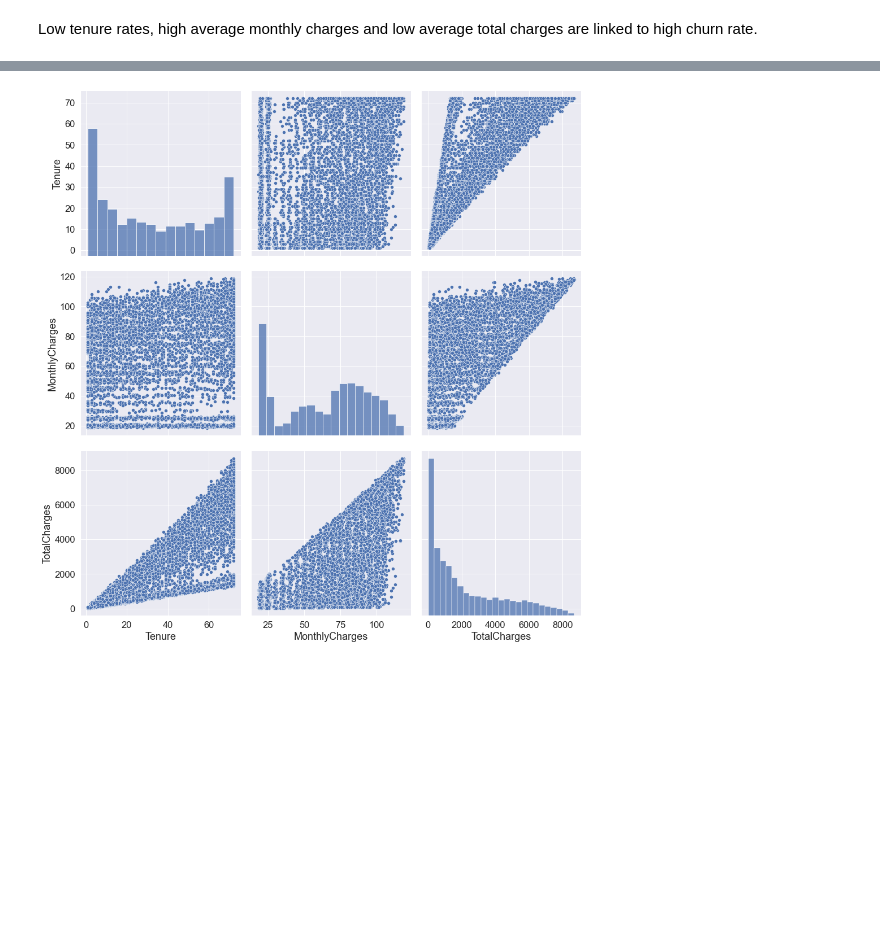
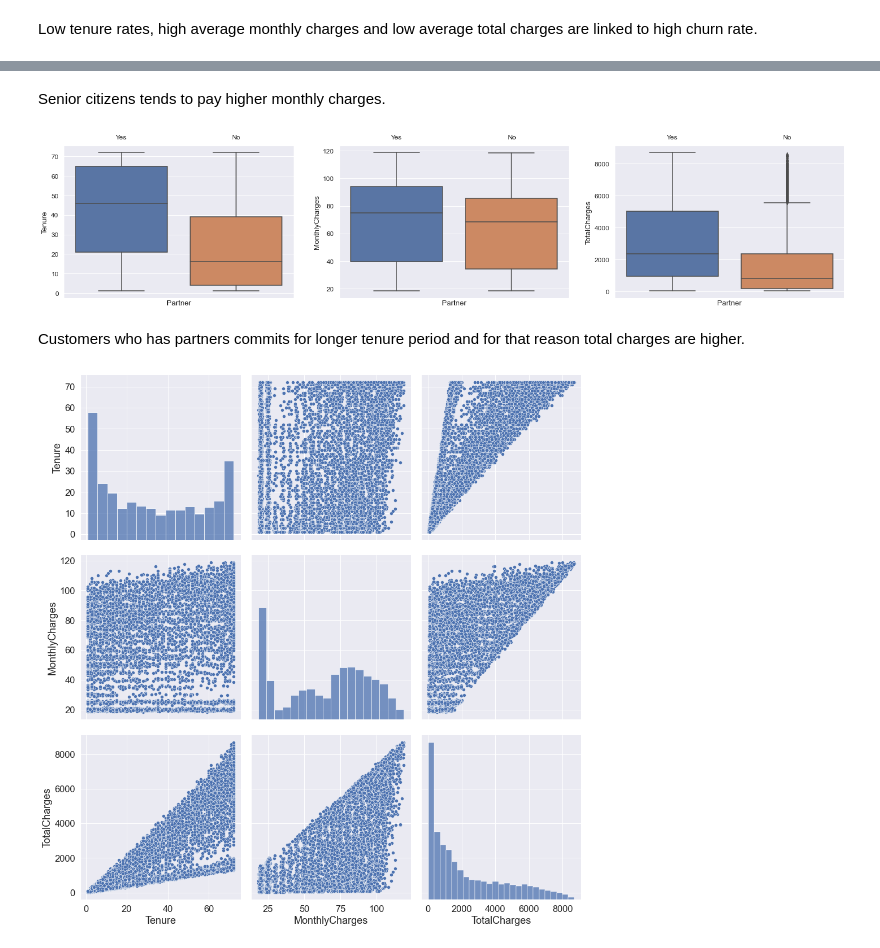
Before and after one commit to vytautasmu/Churn-Rate-Data-Analysis, a Jupyter notebook: eda.ipynb, the cells around one changed output, grey strips where cells are left out. Saved outputs shown, nothing was run; the diff lists cells and outputs as text; code cells hidden in the pictures; blank space fills up the shorter version.

```diff
--- a/eda.ipynb
+++ b/eda.ipynb
@@ -105,3 +106,15 @@ Low tenure rates, high average monthly charges and low average total charges are
+# %% [markdown]
+Senior citizens tends to pay higher monthly charges.
+# %%
+tmp_list = [['Tenure', 'MonthlyCharges', 'TotalCharges']]
+fig, axes = plt.subplots(1, 3, figsize=(25, 5), sharey=False)
+
+for i in range(len(numerical)):
+    sns.boxplot(ax = axes[i],data = df, x = 'Partner', y = numerical[i])
+# %% [output]
+[figure, added]
+# %% [markdown]
+Customers who has partners commits for longer tenure period and for that reason total charges are higher.
 # %%
 #plot the pair plot of salary, balance and age in data dataframe.
 g = sns.pairplot(data = df, vars=['Tenure','MonthlyCharges','TotalCharges'])
```
Also changed, not shown: parts of 12 cells of this notebook.
